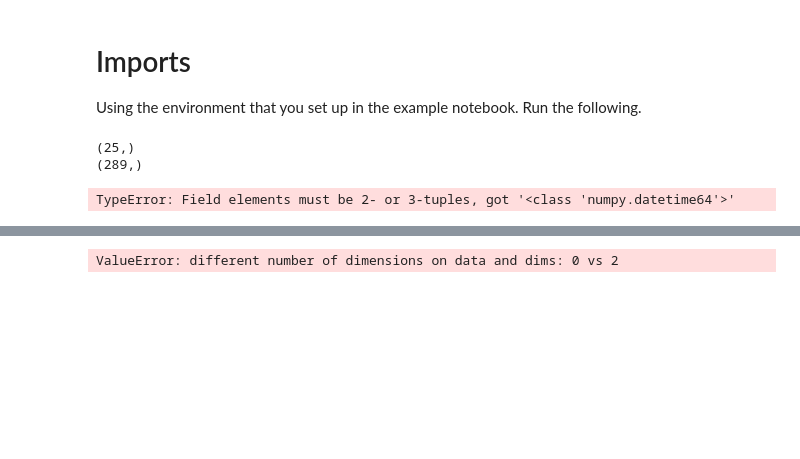
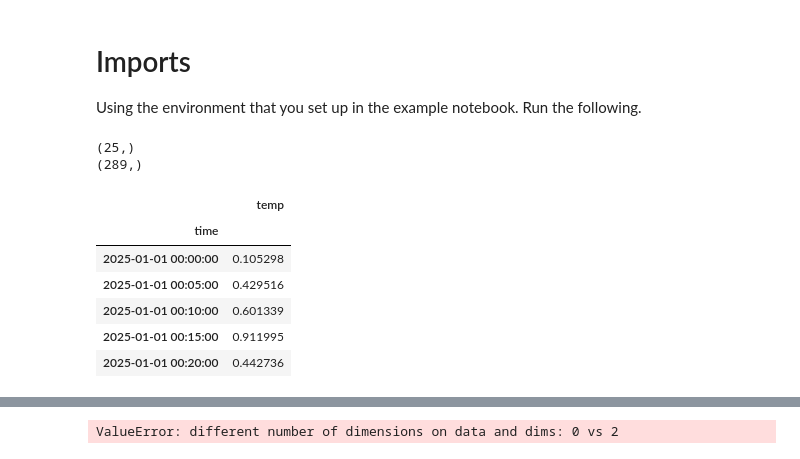
Before and after one commit to EcohydrologyTeam/ClearWater-modules, a Jupyter notebook: examples/dev_sandbox/xsimlab_experimenting.ipynb, the cells around one changed output, grey strips where cells are left out. Cells and saved outputs as stored; diff of their text form; code cells hidden in the pictures; blank space fills up the shorter version.

```diff
--- a/examples/dev_sandbox/xsimlab_experimenting.ipynb
+++ b/examples/dev_sandbox/xsimlab_experimenting.ipynb
@@ -25,22 +26,15 @@ print(minute_5.shape)
 (25,)
 (289,)
 # %%
-
-
-cordtime_ds = xr.Dataset(
-    {
-        "temp": xr.DataArray(
-            np.array([minute_5, np.random.rand(289)], dtype=(np.datetime64, np.float64)),
-            #coords={"index": "time"},
-            dims=("time","temp"),
-        ),
-        "solar": xr.DataArray(
-            data,
-            #coords={"index_mod1": solar[0]},
-            dims=("time_mod1","solar"),
-
-        ),
-    }
-)
+temp = pd.DataFrame({'time': minute_5, 'temp': np.random.rand(289)}).set_index('time')
+solar = pd.DataFrame({'time': hourly, 'solar': np.random.rand(25)}).set_index('time')
-# %% [output]
-TypeError: Field elements must be 2- or 3-tuples, got '<class 'numpy.datetime64'>'
+# %%
+temp.head()
+# %% [output]
+|  | temp |
+| time |  |
+| 2025-01-01 00:00:00 | 0.105298 |
+| 2025-01-01 00:05:00 | 0.429516 |
+| 2025-01-01 00:10:00 | 0.601339 |
+| 2025-01-01 00:15:00 | 0.911995 |
+| 2025-01-01 00:20:00 | 0.442736 |
```
Also changed, not shown: parts of 7 cells of this notebook, 6 other files.
